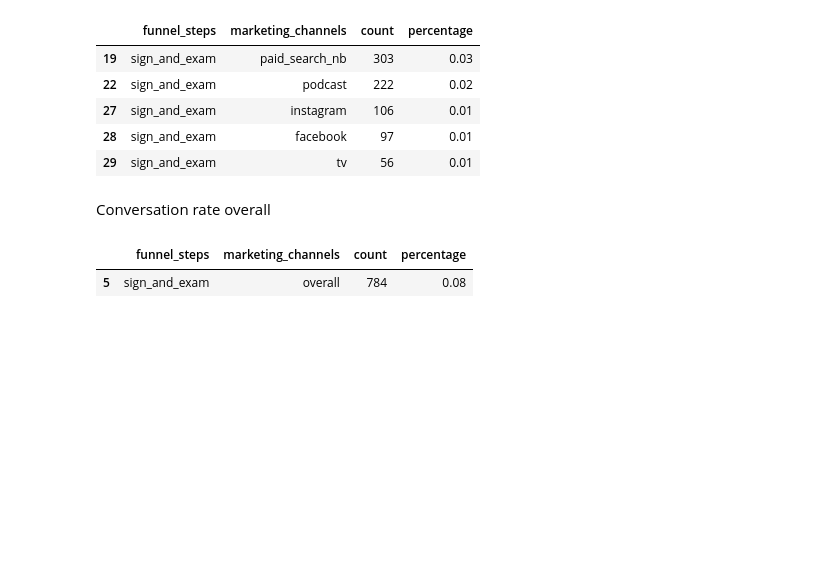
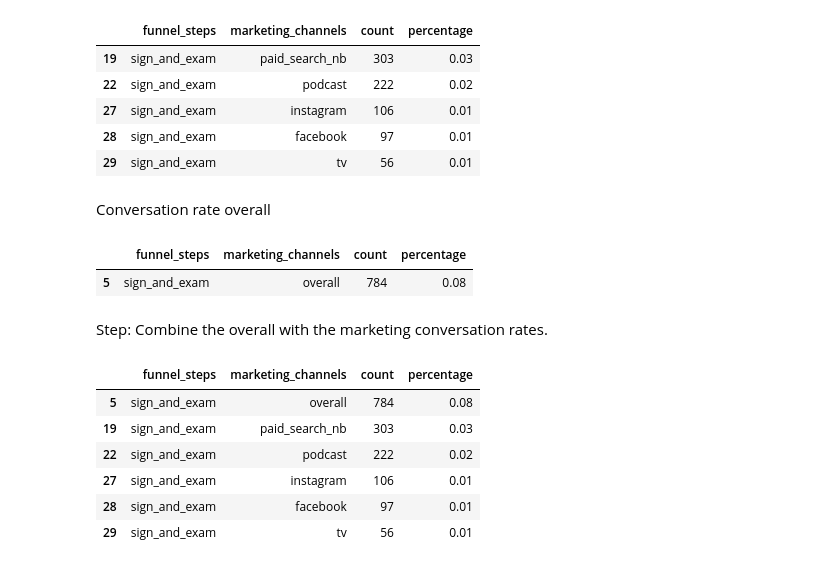
Before and after one commit to mhanauer/pg_report, a Jupyter notebook: pg_report.ipynb, the cells around one changed output. Drawn from its saved outputs; the diff is of its cells as text; code cells hidden in the pictures; blank space fills up the shorter version.

```diff
--- a/pg_report.ipynb
+++ b/pg_report.ipynb
@@ -129,3 +130,16 @@ overall_conversion_rate
 # %% [output]
 |  | funnel_steps | marketing_channels | count | percentage |
 | 5 | sign_and_exam | overall | 784 | 0.08 |
+# %% [markdown]
+Step: Combine the overall with the marketing conversation rates.
+# %%
+overall_marketing_conversation_rates = pd.concat([overall_conversion_rate, count_marketing_channel], axis = 0)
+overall_marketing_conversation_rates
+# %% [output]
+|  | funnel_steps | marketing_channels | count | percentage |
+| 5 | sign_and_exam | overall | 784 | 0.08 |
+| 19 | sign_and_exam | paid_search_nb | 303 | 0.03 |
+| 22 | sign_and_exam | podcast | 222 | 0.02 |
+| 27 | sign_and_exam | instagram | 106 | 0.01 |
+| 28 | sign_and_exam | facebook | 97 | 0.01 |
+| 29 | sign_and_exam | tv | 56 | 0.01 |
```
Also changed, not shown: parts of 4 cells of this notebook.
